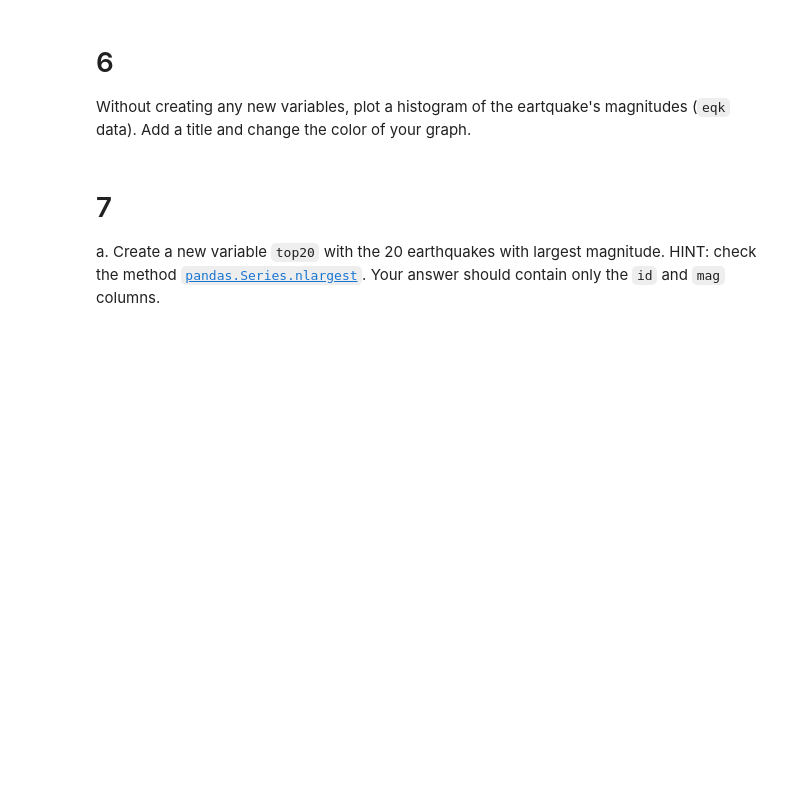
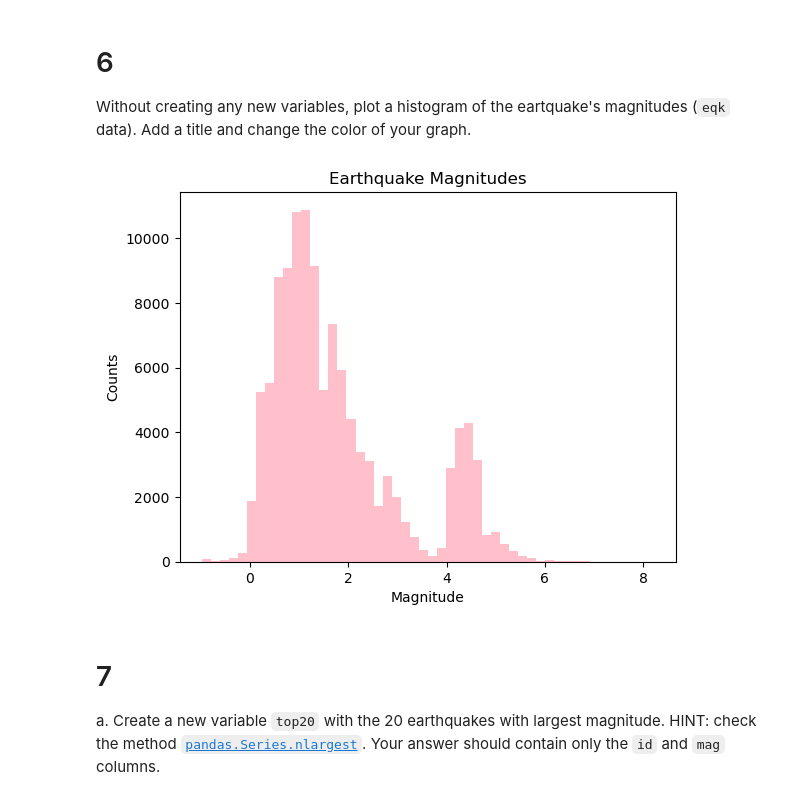
Before and after one commit to karolinasienko/eds220-hwk1, a Jupyter notebook: task3/hwk1-task3-earthquakes.ipynb, the cells around one changed output. Cells and saved outputs as stored; diff of their text form; code cells hidden in the pictures; blank space fills up the shorter version.

Commit message:
histogram of earthquake magnitudes

```diff
--- a/task3/hwk1-task3-earthquakes.ipynb
+++ b/task3/hwk1-task3-earthquakes.ipynb
@@ -200,6 +200,21 @@ q5 results: All test cases passed!
 
 # 6
 Without creating any new variables, plot a histogram of the eartquake's magnitudes (`eqk` data). Add a title and change the color of your graph.
+# %%
+# Importing plt to graph
+import matplotlib.pyplot as plt
+
+plt.figure()
+
+# Plotting data and adding labels
+plt.hist(eqk['mag'], bins=50, color='pink')
+plt.title('Earthquake Magnitudes')
+plt.xlabel('Magnitude')
+plt.ylabel('Counts')
+
+plt.show()
+# %% [output]
+[figure, added]
 # %% [markdown]
 <!-- END QUESTION -->
 
```
Also changed, not shown: parts of 5 cells of this notebook.
